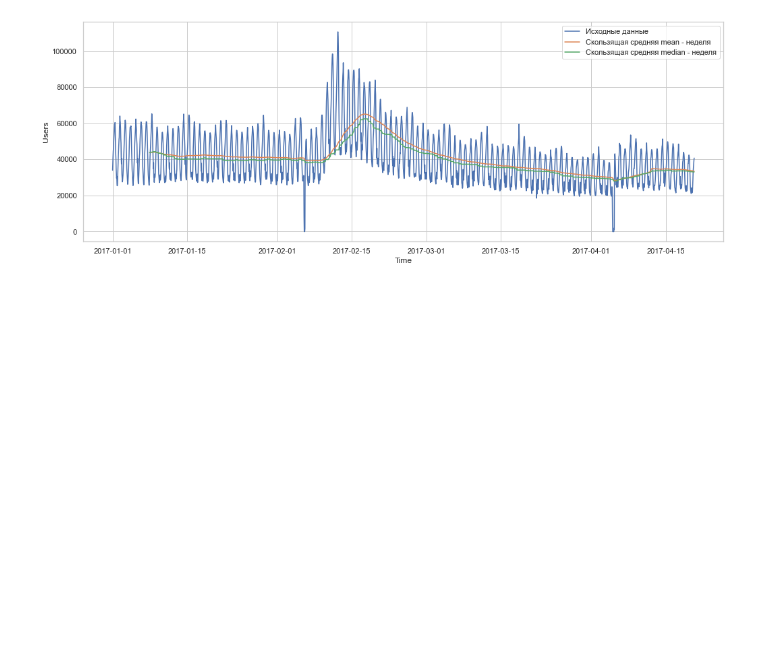
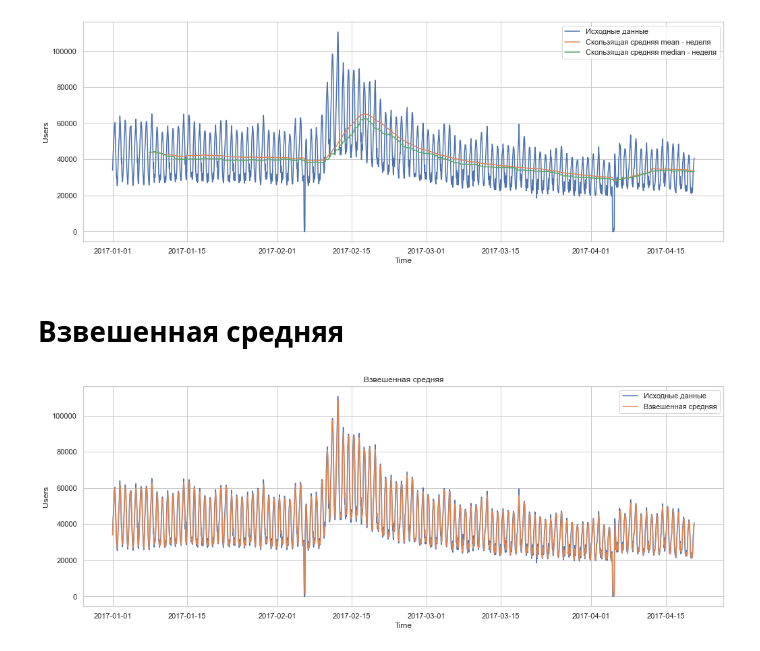
Before and after one commit to slivka83/share, a Jupyter notebook: time_series/ODS.ipynb, the cells around one changed output. Drawn from its saved outputs; the diff is of its cells as text; code cells hidden in the pictures; blank space fills up the shorter version.

```diff
--- a/time_series/ODS.ipynb
+++ b/time_series/ODS.ipynb
@@ -63,3 +69,21 @@ sns.lineplot(x=df.index, y='Users', data=df.rolling(window=24*7).mean(), label='
 sns.lineplot(x=df.index, y='Users', data=df.rolling(window=24*7).median(), label='Скользящая средняя median - неделя');
 # %% [output]
 [figure]
+# %% [markdown]
+# Взвешенная средняя
+# %%
+def weighted_average(series, weights):
+    w = len(weights)
+    result = list(series[0:w-1]) # Первые значения оставляем как есть
+
+    for n in range(0, len(series)-w+1):
+        b = series[n:n+w]
+        result.append(sum(b * weights))
+    return result
+
+sns.lineplot(x=df.index, y=df.Users, label='Исходные данные')
+sns.lineplot(x=df.index, y=weighted_average(df.Users, [0.03,0.07,0.1,0.2,0.6]), label='Взвешенная средняя')
+
+plt.title('Взвешенная средняя');
+# %% [output]
+[figure, added]
```
Also changed, not shown: parts of 14 cells of this notebook.
